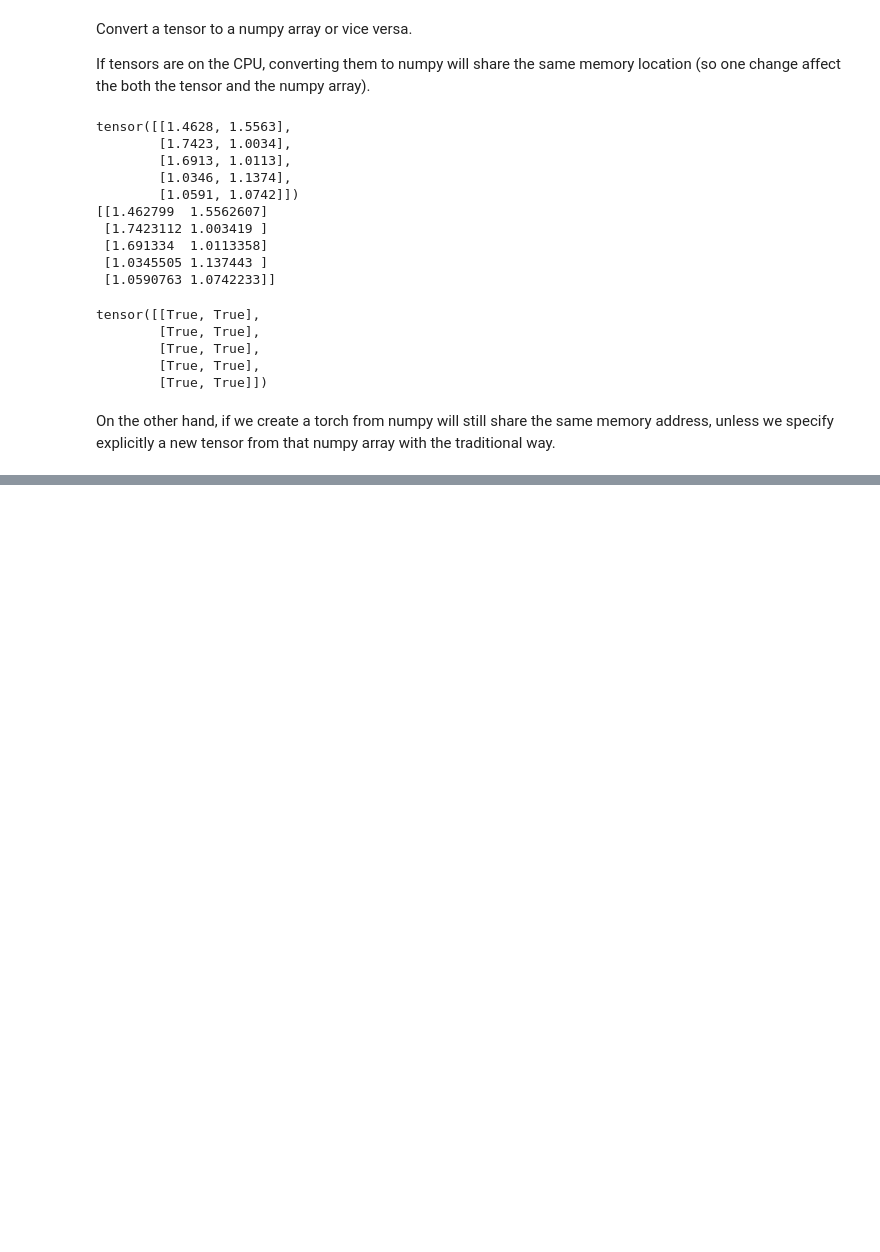
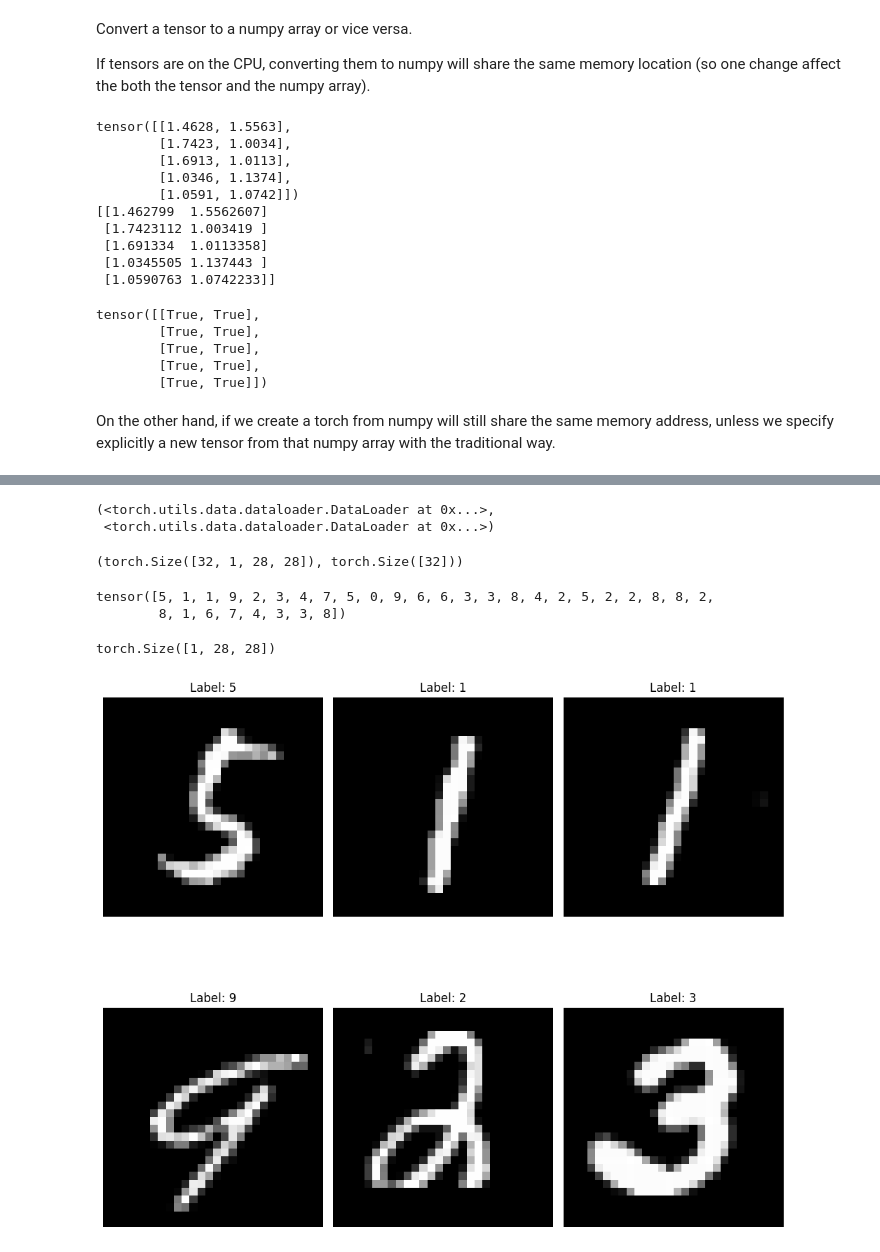
Before and after one commit to christoschr97/deeplearning-tutorials, a Jupyter notebook: pytorch_crash_course/crash_course.ipynb, the cells around one changed output, grey strips where cells are left out. Drawn from its saved outputs; the diff is of its cells as text; code cells hidden in the pictures; blank space fills up the shorter version.

```diff
--- a/pytorch_crash_course/crash_course.ipynb
+++ b/pytorch_crash_course/crash_course.ipynb
@@ -280,0 +573,3 @@ tensor2 = torch.tensor(np_array)
+# %%
+# Setup hyperparameters
+batch_size=32
@@ -280,0 +605,51 @@ tensor2 = torch.tensor(np_array)
+# %%
+train_loader = torch.utils.data.DataLoader(
+  dataset=train_dataset,
+  batch_size=batch_size,
+  shuffle=True
+)
+test_loader = torch.utils.data.DataLoader(
+  dataset=test_dataset,
+  batch_size=batch_size,
+  shuffle=False
+)
+
+train_loader, test_loader
+# %% [output]
+(<torch.utils.data.dataloader.DataLoader at 0x...>,
+ <torch.utils.data.dataloader.DataLoader at 0x...>)
+# %%
+examples = iter(train_loader)
+example_data, example_targets = next(examples)
+example_data.shape, example_targets.shape
+# %% [output]
+(torch.Size([32, 1, 28, 28]), torch.Size([32]))
+# %%
+example_targets
+# %% [output]
+tensor([5, 1, 1, 9, 2, 3, 4, 7, 5, 0, 9, 6, 6, 3, 3, 8, 4, 2, 5, 2, 2, 8, 8, 2,
+        8, 1, 6, 7, 4, 3, 3, 8])
+# %%
+example_data[0].shape
+# %% [output]
+torch.Size([1, 28, 28])
+# %%
+import matplotlib.pyplot as plt
+
+# Assuming batch_size=32, display first 9 images in a 3x3 grid
+num_images = 6
+fig, axes = plt.subplots(nrows=2, ncols=3, figsize=(10, 10))
+
+for i in range(num_images):
+    row = i // 3
+    col = i % 3
+    # Squeeze to remove channel dim (1, 28, 28) -> (28, 28)
+    img = example_data[i].squeeze().cpu().numpy()
+    axes[row, col].imshow(img, cmap='gray')
+    axes[row, col].set_title(f'Label: {example_targets[i].item()}')
+    axes[row, col].axis('off')  # Hide axes for cleaner look
+
+plt.tight_layout()
+plt.show()
+# %% [output]
+[figure, added]
```
Also changed, not shown: parts of 40 cells of this notebook, 11 other files.
